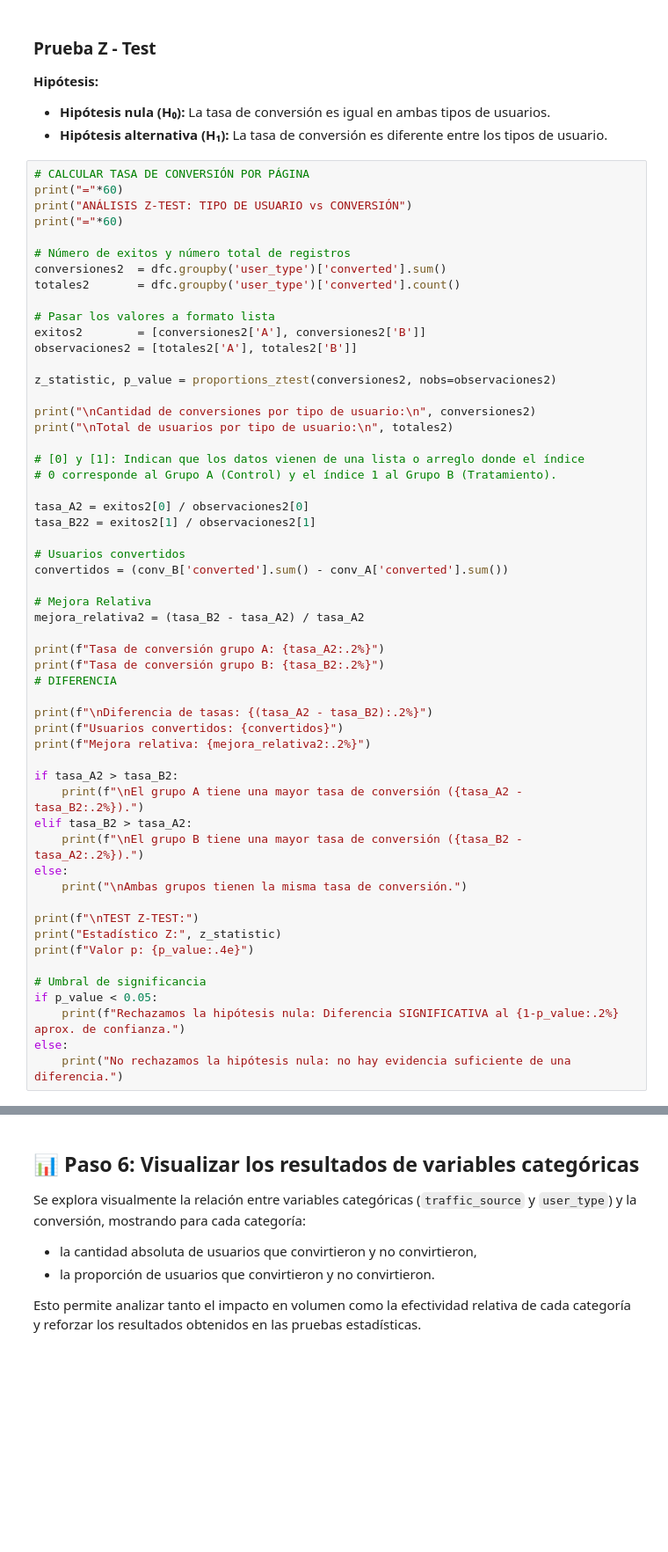
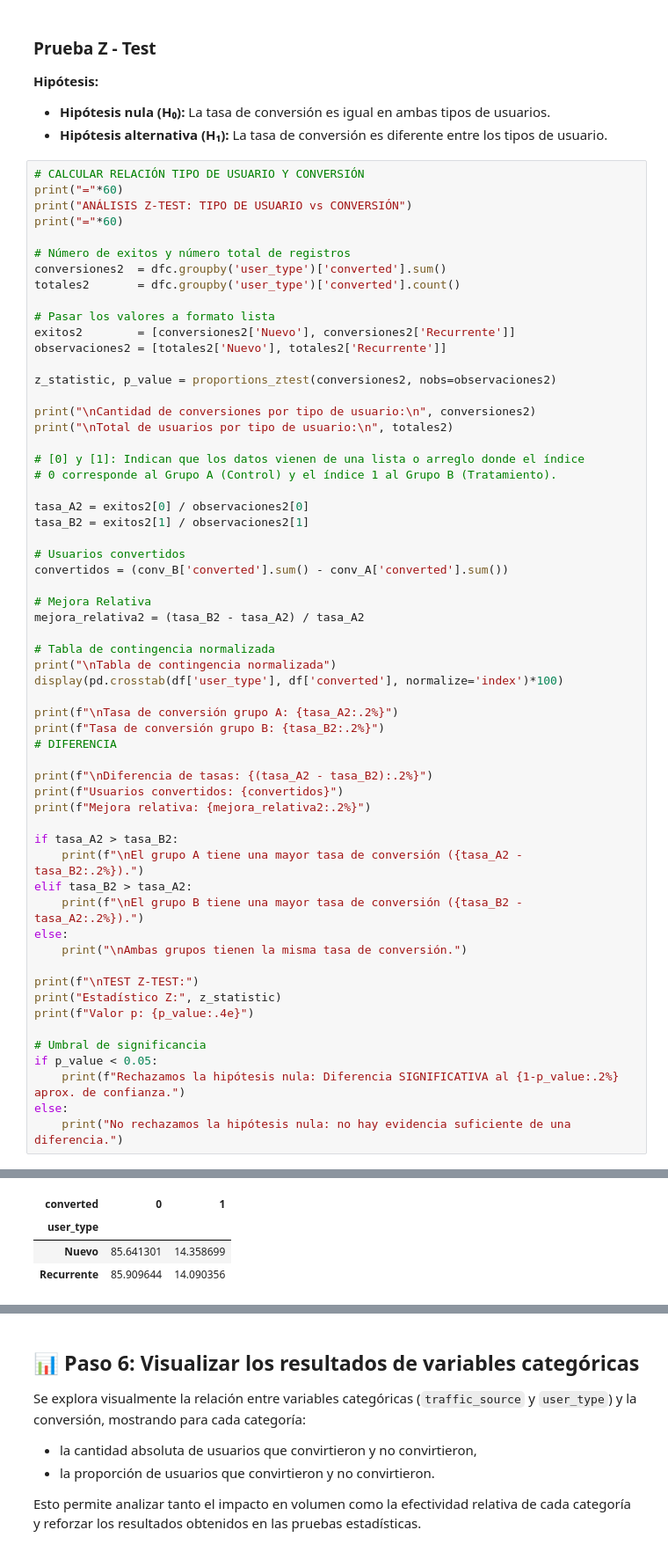
Before and after one commit to FithoGerardo/ab_experiment_landing_page, a Jupyter notebook: notebooks/ab_experiment_landing_page-gerardo_olmedo.ipynb, the cells around one changed output, grey strips where cells are left out. Shown at 88% size. Saved outputs shown, nothing was run; the diff lists cells and outputs as text; blank space fills up the shorter version.

```diff
--- a/notebooks/ab_experiment_landing_page-gerardo_olmedo.ipynb
+++ b/notebooks/ab_experiment_landing_page-gerardo_olmedo.ipynb
@@ -569,7 +569,7 @@ El objetivo es identificar qué perfiles muestran mayor probabilidad de conversi
 - **Hipótesis nula (H₀):** La tasa de conversión es igual en ambas tipos de usuarios.
 - **Hipótesis alternativa (H₁):** La tasa de conversión es diferente entre los tipos de usuario.
 # %%
-# CALCULAR TASA DE CONVERSIÓN POR PÁGINA
+# CALCULAR RELACIÓN TIPO DE USUARIO Y CONVERSIÓN
 print("="*60)
 print("ANÁLISIS Z-TEST: TIPO DE USUARIO vs CONVERSIÓN")
 print("="*60)
@@ -579,8 +579,8 @@ conversiones2  = dfc.groupby('user_type')['converted'].sum()
 totales2       = dfc.groupby('user_type')['converted'].count()
 
 # Pasar los valores a formato lista
-exitos2        = [conversiones2['A'], conversiones2['B']]
-observaciones2 = [totales2['A'], totales2['B']]
+exitos2        = [conversiones2['Nuevo'], conversiones2['Recurrente']]
+observaciones2 = [totales2['Nuevo'], totales2['Recurrente']]
 
 z_statistic, p_value = proportions_ztest(conversiones2, nobs=observaciones2)
 
@@ -591,7 +591,7 @@ print("\nTotal de usuarios por tipo de usuario:\n", totales2)
 # 0 corresponde al Grupo A (Control) y el índice 1 al Grupo B (Tratamiento).
 
 tasa_A2 = exitos2[0] / observaciones2[0]
-tasa_B22 = exitos2[1] / observaciones2[1]
+tasa_B2 = exitos2[1] / observaciones2[1]
 
 # Usuarios convertidos
 convertidos = (conv_B['converted'].sum() - conv_A['converted'].sum())
@@ -599,7 +599,11 @@ convertidos = (conv_B['converted'].sum() - conv_A['converted'].sum())
 # Mejora Relativa
 mejora_relativa2 = (tasa_B2 - tasa_A2) / tasa_A2
 
-print(f"Tasa de conversión grupo A: {tasa_A2:.2%}")
+# Tabla de contingencia normalizada
+print("\nTabla de contingencia normalizada")
+display(pd.crosstab(df['user_type'], df['converted'], normalize='index')*100)
+
+print(f"\nTasa de conversión grupo A: {tasa_A2:.2%}")
 print(f"Tasa de conversión grupo B: {tasa_B2:.2%}")
 # DIFERENCIA
 
@@ -629,0 +648,4 @@ ANÁLISIS Z-TEST: TIPO DE USUARIO vs CONVERSIÓN
+| converted | 0 | 1 |
+| user_type |  |  |
+| Nuevo | 85.641301 | 14.358699 |
+| Recurrente | 85.909644 | 14.090356 |
```
Also changed, not shown: parts of 3 cells of this notebook.
